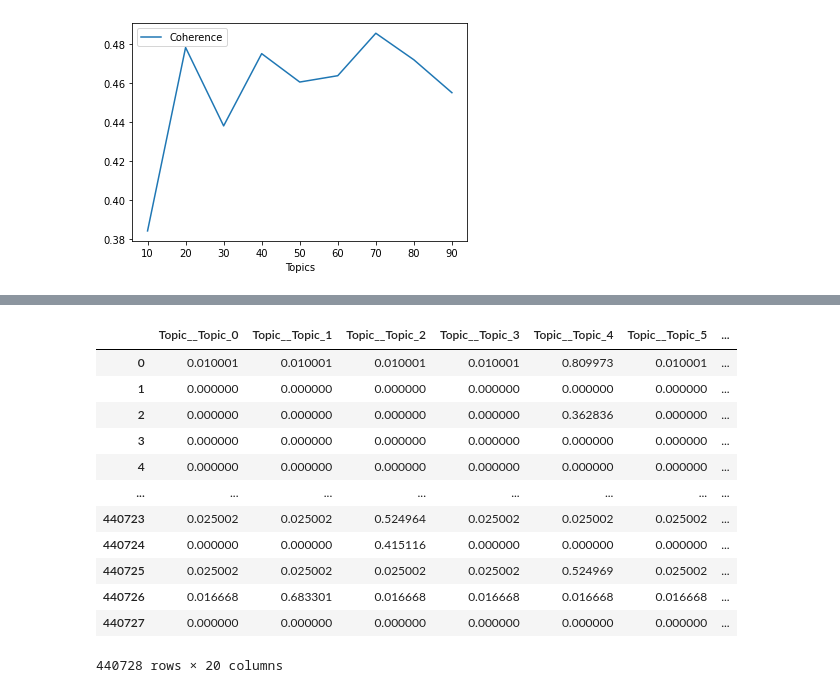
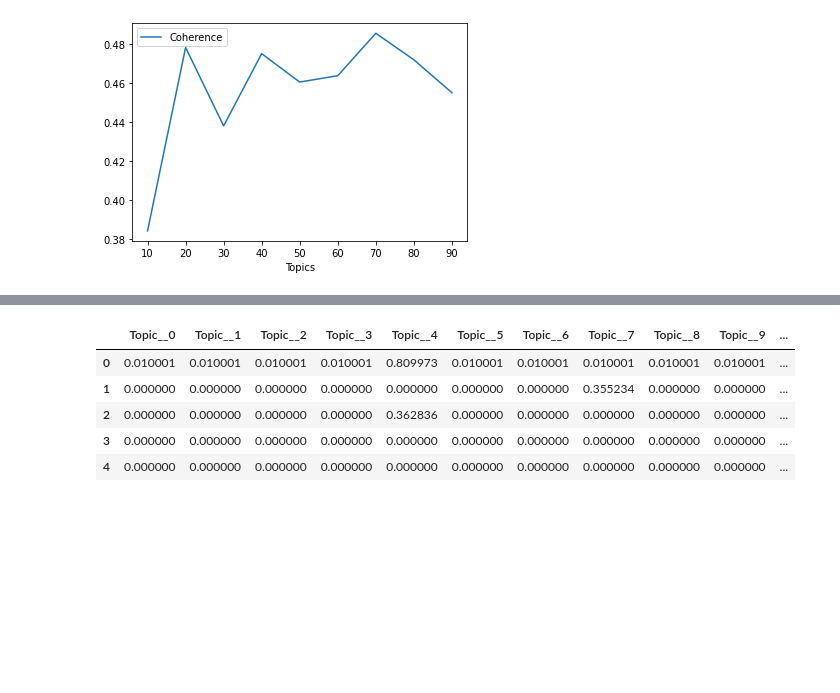
Before and after one commit to tawfiqam/Parenting_Throwaway_CSCW_2019, a Jupyter notebook: Daddit_LDA.ipynb, the cells around one changed output, grey strips where cells are left out. Drawn from its saved outputs; the diff is of its cells as text; code cells hidden in the pictures; blank space fills up the shorter version.

Commit message:
Latest Changes to Daddit/Mommit - get topics

```diff
--- a/Daddit_LDA.ipynb
+++ b/Daddit_LDA.ipynb
@@ -339,21 +334,14 @@ topic_bow
 # %%
 topic_bow.columns = ['Topic__' + str(col) for col in topic_bow.columns]
 # %%
-topic_bow
+topic_bow.head()
 # %% [output]
-|  | Topic__Topic_0 | Topic__Topic_1 | Topic__Topic_2 | Topic__Topic_3 | Topic__Topic_4 | Topic__Topic_5 | ... |
-| 0 | 0.010001 | 0.010001 | 0.010001 | 0.010001 | 0.809973 | 0.010001 | ... |
-| 1 | 0.000000 | 0.000000 | 0.000000 | 0.000000 | 0.000000 | 0.000000 | ... |
-| 2 | 0.000000 | 0.000000 | 0.000000 | 0.000000 | 0.362836 | 0.000000 | ... |
-| 3 | 0.000000 | 0.000000 | 0.000000 | 0.000000 | 0.000000 | 0.000000 | ... |
-| 4 | 0.000000 | 0.000000 | 0.000000 | 0.000000 | 0.000000 | 0.000000 | ... |
-| ... | ... | ... | ... | ... | ... | ... | ... |
-| 440723 | 0.025002 | 0.025002 | 0.524964 | 0.025002 | 0.025002 | 0.025002 | ... |
-| 440724 | 0.000000 | 0.000000 | 0.415116 | 0.000000 | 0.000000 | 0.000000 | ... |
-| 440725 | 0.025002 | 0.025002 | 0.025002 | 0.025002 | 0.524969 | 0.025002 | ... |
-| 440726 | 0.016668 | 0.683301 | 0.016668 | 0.016668 | 0.016668 | 0.016668 | ... |
-| 440727 | 0.000000 | 0.000000 | 0.000000 | 0.000000 | 0.000000 | 0.000000 | ... |
+|  | Topic__0 | Topic__1 | Topic__2 | Topic__3 | Topic__4 | Topic__5 | Topic__6 | Topic__7 | Topic__8 | Topic__9 | ... |
+| 0 | 0.010001 | 0.010001 | 0.010001 | 0.010001 | 0.809973 | 0.010001 | 0.010001 | 0.010001 | 0.010001 | 0.010001 | ... |
+| 1 | 0.000000 | 0.000000 | 0.000000 | 0.000000 | 0.000000 | 0.000000 | 0.000000 | 0.355234 | 0.000000 | 0.000000 | ... |
+| 2 | 0.000000 | 0.000000 | 0.000000 | 0.000000 | 0.362836 | 0.000000 | 0.000000 | 0.000000 | 0.000000 | 0.000000 | ... |
+| 3 | 0.000000 | 0.000000 | 0.000000 | 0.000000 | 0.000000 | 0.000000 | 0.000000 | 0.000000 | 0.000000 | 0.000000 | ... |
+| 4 | 0.000000 | 0.000000 | 0.000000 | 0.000000 | 0.000000 | 0.000000 | 0.000000 | 0.000000 | 0.000000 | 0.000000 | ... |
-440728 rows × 20 columns
 # %%
 Daddit.reset_index(drop=True, inplace=True)
 topic_bow.reset_index(drop=True, inplace=True)
```
Also changed, not shown: parts of 29 cells of this notebook, 5 other files.
